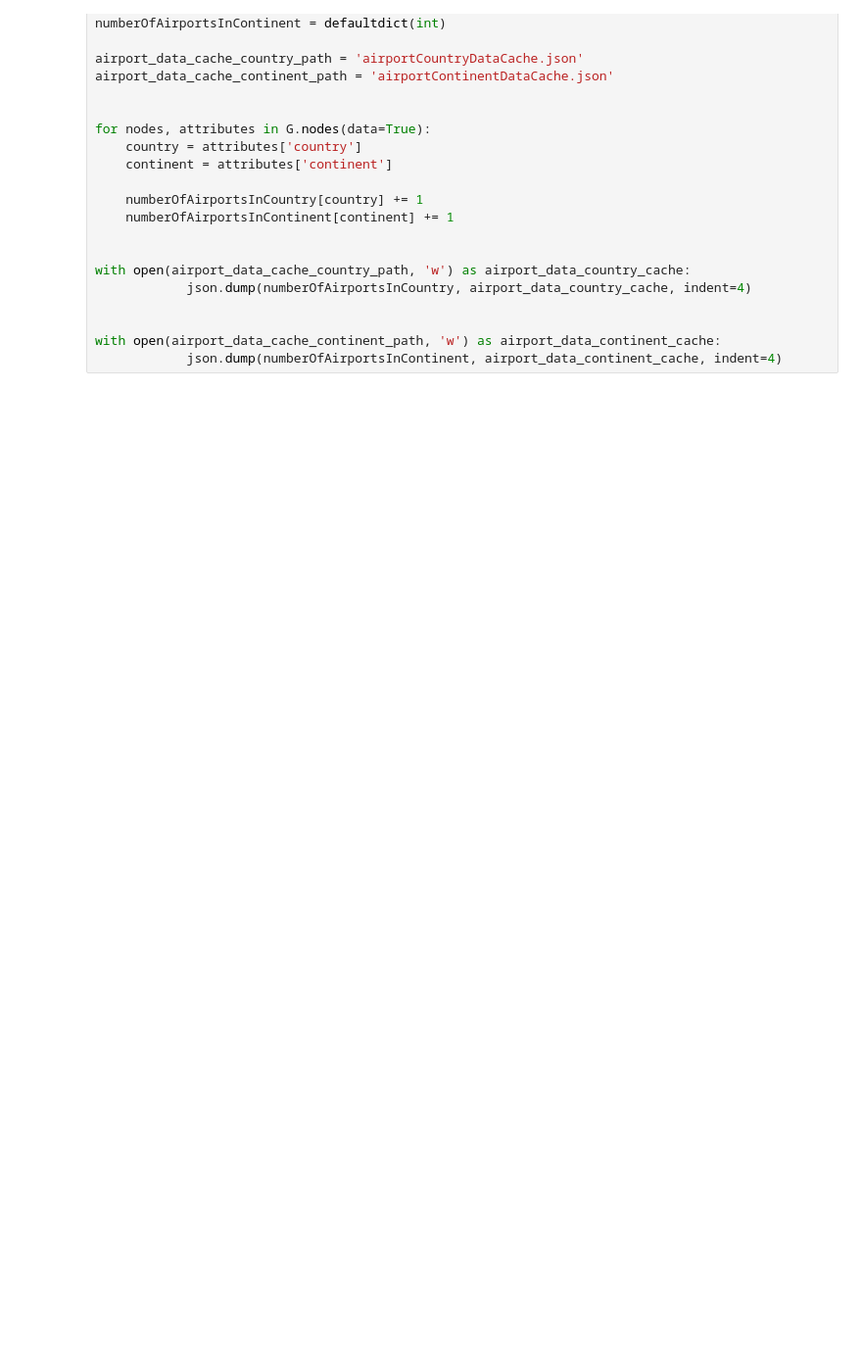
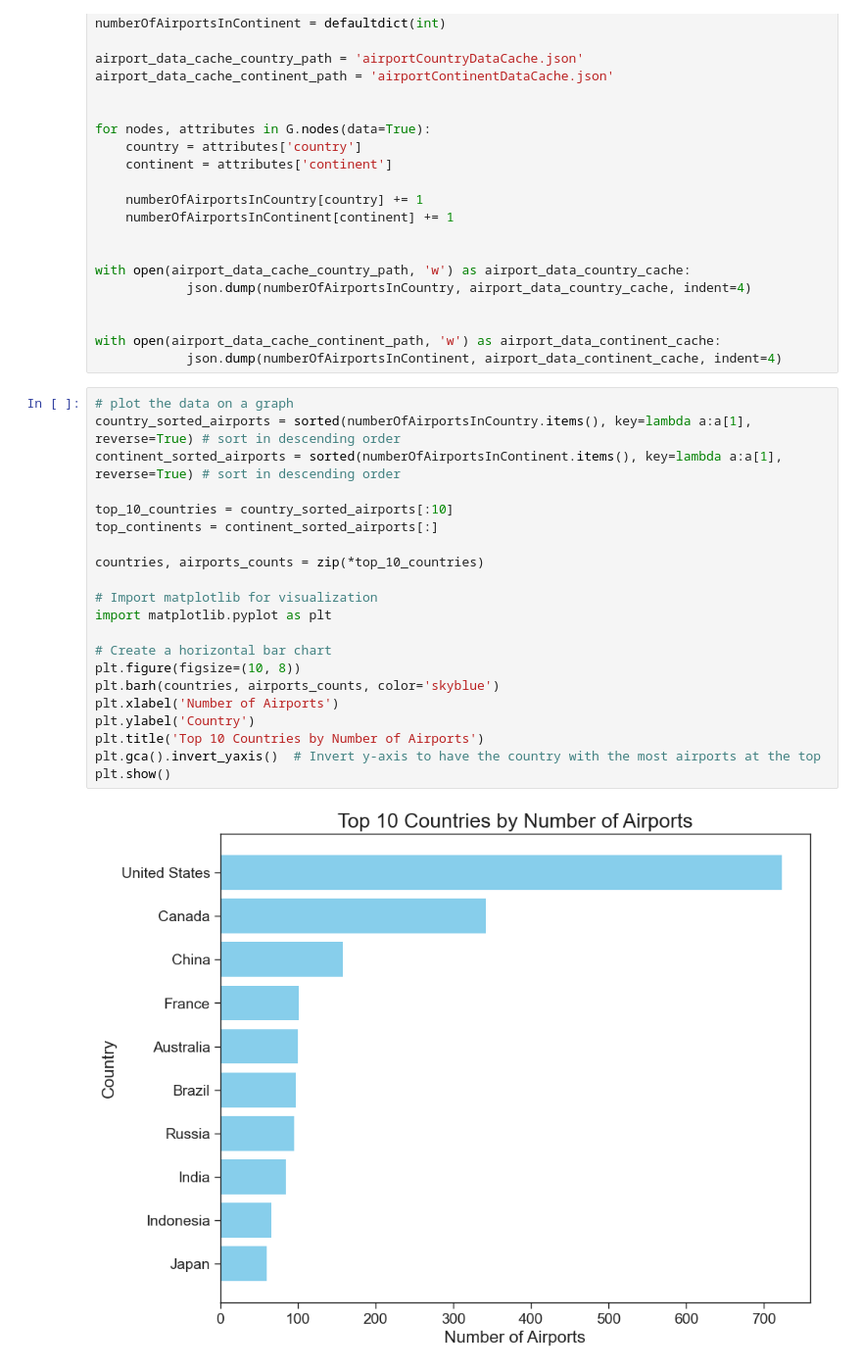
Before and after one commit to HAPPYSACKS/CPSC572Project, a Jupyter notebook: airroutenetwork.ipynb, the cells around one changed output. Shown: that part at 98% size. Saved outputs shown, nothing was run; the diff lists cells and outputs as text; blank space fills up the shorter version.

```diff
--- a/airroutenetwork.ipynb
+++ b/airroutenetwork.ipynb
@@ -454,3 +454,26 @@ with open(airport_data_cache_country_path, 'w') as airport_data_country_cache:
 
 with open(airport_data_cache_continent_path, 'w') as airport_data_continent_cache:
             json.dump(numberOfAirportsInContinent, airport_data_continent_cache, indent=4)
+# %%
+# plot the data on a graph
+country_sorted_airports = sorted(numberOfAirportsInCountry.items(), key=lambda a:a[1], reverse=True) # sort in descending order
+continent_sorted_airports = sorted(numberOfAirportsInContinent.items(), key=lambda a:a[1], reverse=True) # sort in descending order
+
+top_10_countries = country_sorted_airports[:10]
+top_continents = continent_sorted_airports[:]
+
+countries, airports_counts = zip(*top_10_countries)
+
+# Import matplotlib for visualization
+import matplotlib.pyplot as plt
+
+# Create a horizontal bar chart
+plt.figure(figsize=(10, 8))
+plt.barh(countries, airports_counts, color='skyblue')
+plt.xlabel('Number of Airports')
+plt.ylabel('Country')
+plt.title('Top 10 Countries by Number of Airports')
+plt.gca().invert_yaxis()  # Invert y-axis to have the country with the most airports at the top
+plt.show()
+# %% [output]
+[figure, added]
```
Also changed, not shown: parts of 1 cell of this notebook, 2 other files.
